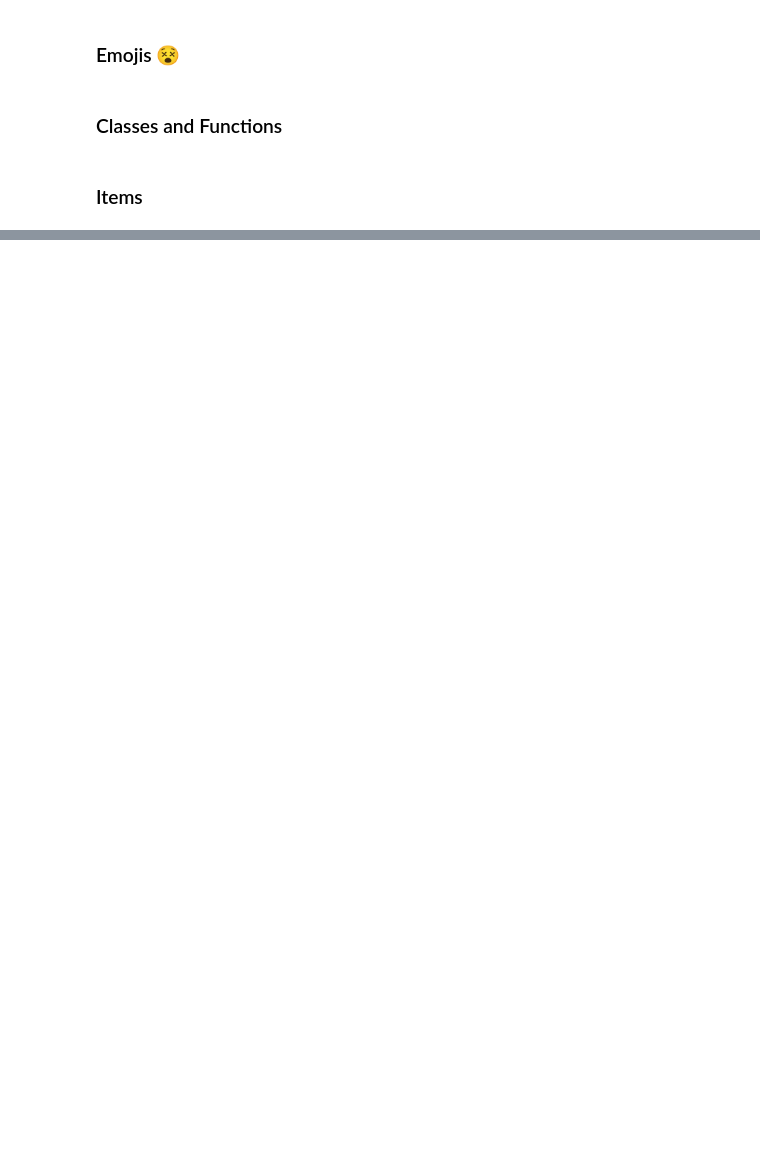
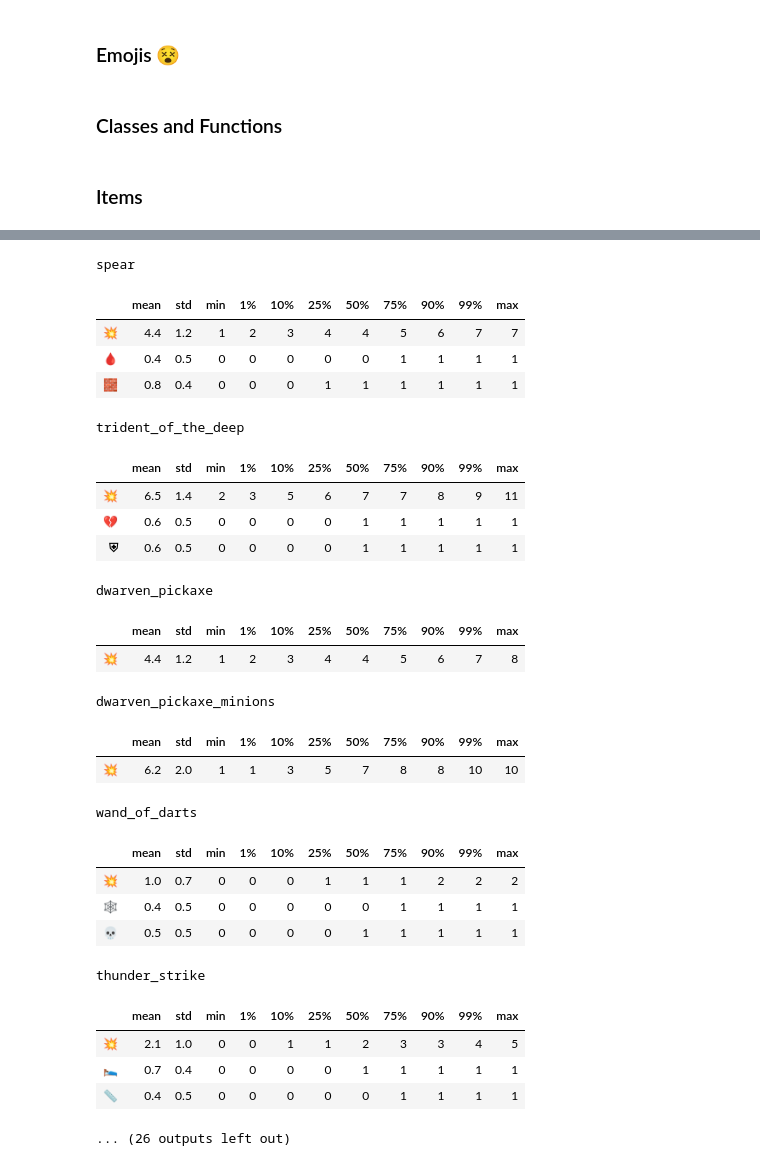
Before and after one commit to KevinCarr42/SwordAndSorcery, a Jupyter notebook: SwordSorceryAC.ipynb, the cells around one changed output, grey strips where cells are left out. Drawn from its saved outputs; the diff is of its cells as text; code cells hidden in the pictures; blank space fills up the shorter version.

Commit message:
simulate the weapons we have now, and current levels

```diff
--- a/SwordSorceryAC.ipynb
+++ b/SwordSorceryAC.ipynb
@@ -9,20 +9,21 @@ pd.set_option('display.float_format', '{:.1f}'.format)
 ### Emojis 😵‍
 # %%
 """
-extra emojis!!! (watch out for odd extra hidden characters, will add silly columns to your dataframe)
+extra emojis!!!
+(watch out for odd extra hidden characters, will add silly columns to your dataframe)
 👺⚡🎯🛡️⭐🐍🔴🔵
-🗡️⚔️🪓🛡️💥🔥🟥🟦🆘
+🗡️⚔🪓🛡️💥🔥🟥🟦🆘
 🧌💀💩👾👹😈👿👽
 ⏸️☣️🦂🤢☠️💫✨➕👘👕🎽
 🤺🥷🏼🧙‍♂️😵💤🛌🔮🐉☆🧪🕸🕸️⚠️❌🪖🧱🕷
-⏸😵‍💫⛊🔰⛨🛡️🩸
+⏸😵‍💫⛊🔰⛨🛡️🩸💔🫷📏🎲
 """
 
 # rolls
 red = '🟥'
 blue = '🟦'
 hit = '💥'
-shield = '⛨'
+shield = '⛊'
 lightning = '⚡'
 SS = '🐉'
 star = '☆'
@@ -37,6 +38,12 @@ critical = '❌'
 lethal = '💀'
 slow = '🕸'
 bleed = '🩸'
+bash = '⛨'
+brake = '💔'  # misspelled to avoid break
+AoE = '📏'
+attack = '⚔'
+reroll = '🎲'
+fire = '🔥'
 # %% [markdown]
 ### Classes and Functions
 # %%
@@ -116,8 +123,8 @@ class Item:
             result = self.dice.roll()
         else:
             result = []
+        modifier_list = ['modifiers']
         for k,v in self.modifiers.items():
-            modifier_list = ['modifiers']
             for _ in range(v):
                 modifier_list.append(k)
         result.append(modifier_list)
@@ -172,7 +179,9 @@ class Weapon(Item):
         for r in self.current_roll:
             results += [x for x in r[1:]]
         results = ''.join(sorted(results, reverse=True))
-        columns = [hit] + list(set(''.join(sorted([x[1] for x in effects if x[1] != hit]))))  # always show hits first
+        columns = set(''.join(sorted([x[1] for x in effects] + [x for x in self.modifiers])))
+        columns.discard(hit)
+        columns = [hit] + list(columns)  # always show hits first
         output = pd.DataFrame(columns=columns, dtype='int64')
 
         for f in fx:
@@ -180,7 +189,6 @@ class Weapon(Item):
             if len(f) > 0:
                 for cost, effect in f:
                     current_result = current_result.replace(cost, effect, 1)
-
             counts = {col: current_result.count(col) for col in output.columns}
             output = pd.concat([output, pd.DataFrame([counts])])
 
@@ -196,9 +204,6 @@ def all_permutations(lst):
 
 # simulation
 def simulation(obj, n_trials=100, focus=False):
-    # TODO: determine methodology for summing, maxing, avging, that is appropriate for summarising results
-    #  add columns for flags are necessary to complete statistical analysis
-    #  maybe yes/no for effects, max damage for hits, this neglects hit vs effect tradeoffs
     obj.roll(focus)
     results = pd.DataFrame(obj.results().max()).T
     for _ in range(n_trials-1):
@@ -295,0 +346,33 @@ Wall time: 645 ms
+# %%
+for item, kwargs in weapons.items():
+    print()
+    print(item)
+    display(summarise_simulation(simulation(Weapon(**kwargs), n_trials=1000)))
+# %% [output]
+spear
+|  | mean | std | min | 1% | 10% | 25% | 50% | 75% | 90% | 99% | max |
+| 💥 | 4.4 | 1.2 | 1 | 2 | 3 | 4 | 4 | 5 | 6 | 7 | 7 |
+| 🩸 | 0.4 | 0.5 | 0 | 0 | 0 | 0 | 0 | 1 | 1 | 1 | 1 |
+| 🧱 | 0.8 | 0.4 | 0 | 0 | 0 | 1 | 1 | 1 | 1 | 1 | 1 |
+trident_of_the_deep
+|  | mean | std | min | 1% | 10% | 25% | 50% | 75% | 90% | 99% | max |
+| 💥 | 6.5 | 1.4 | 2 | 3 | 5 | 6 | 7 | 7 | 8 | 9 | 11 |
+| 💔 | 0.6 | 0.5 | 0 | 0 | 0 | 0 | 1 | 1 | 1 | 1 | 1 |
+| ⛨ | 0.6 | 0.5 | 0 | 0 | 0 | 0 | 1 | 1 | 1 | 1 | 1 |
+dwarven_pickaxe
+|  | mean | std | min | 1% | 10% | 25% | 50% | 75% | 90% | 99% | max |
+| 💥 | 4.4 | 1.2 | 1 | 2 | 3 | 4 | 4 | 5 | 6 | 7 | 8 |
+dwarven_pickaxe_minions
+|  | mean | std | min | 1% | 10% | 25% | 50% | 75% | 90% | 99% | max |
+| 💥 | 6.2 | 2.0 | 1 | 1 | 3 | 5 | 7 | 8 | 8 | 10 | 10 |
+wand_of_darts
+|  | mean | std | min | 1% | 10% | 25% | 50% | 75% | 90% | 99% | max |
+| 💥 | 1.0 | 0.7 | 0 | 0 | 0 | 1 | 1 | 1 | 2 | 2 | 2 |
+| 🕸 | 0.4 | 0.5 | 0 | 0 | 0 | 0 | 0 | 1 | 1 | 1 | 1 |
+| 💀 | 0.5 | 0.5 | 0 | 0 | 0 | 0 | 1 | 1 | 1 | 1 | 1 |
+thunder_strike
+|  | mean | std | min | 1% | 10% | 25% | 50% | 75% | 90% | 99% | max |
+| 💥 | 2.1 | 1.0 | 0 | 0 | 1 | 1 | 2 | 3 | 3 | 4 | 5 |
+| 🛌 | 0.7 | 0.4 | 0 | 0 | 0 | 0 | 1 | 1 | 1 | 1 | 1 |
+| 📏 | 0.4 | 0.5 | 0 | 0 | 0 | 0 | 0 | 1 | 1 | 1 | 1 |
+... (26 outputs left out)
```
Also changed, not shown: parts of 8 cells of this notebook.
